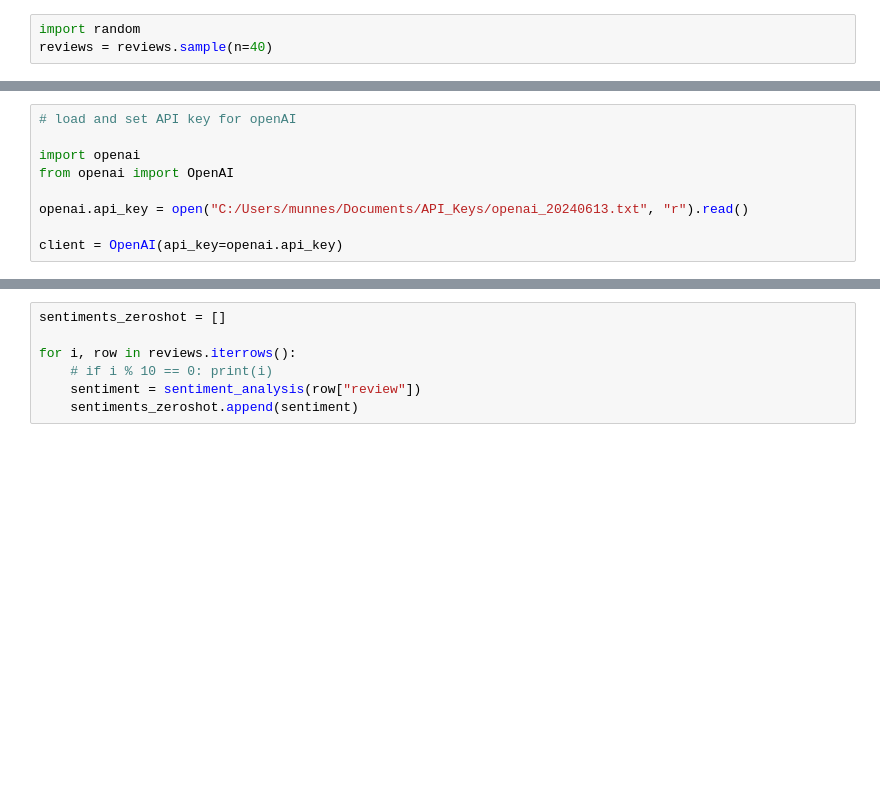
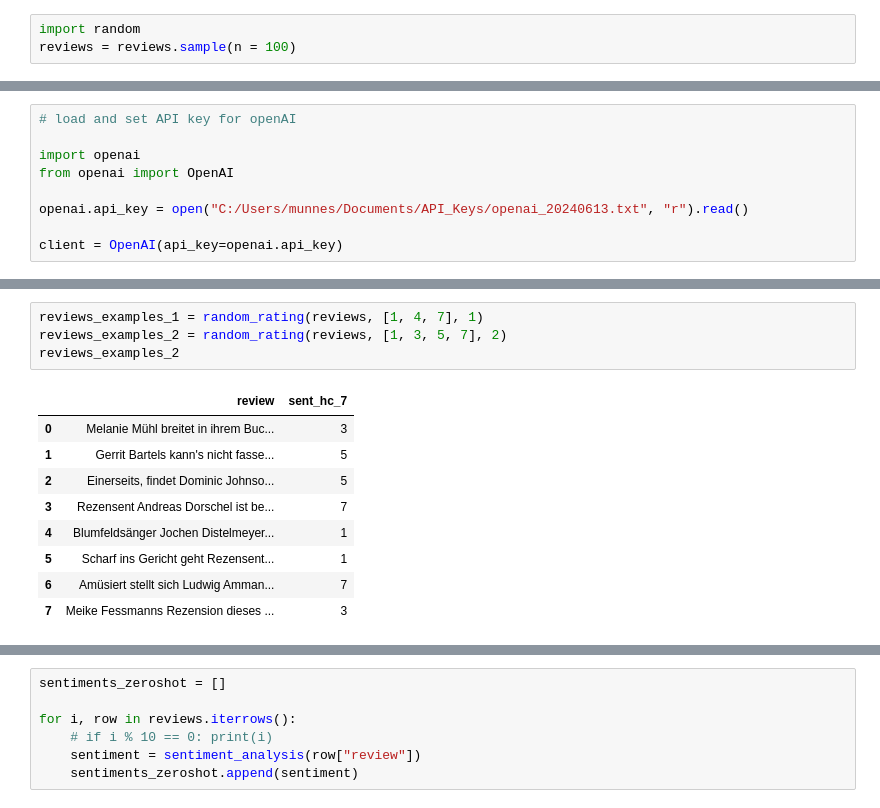
Before and after one commit to StefanMunnes/llms_sentiment, a Jupyter notebook: scripts/openai.ipynb, the cells around one changed output, grey strips where cells are left out. Saved outputs shown, nothing was run; the diff lists cells and outputs as text; blank space fills up the shorter version.

```diff
--- a/scripts/openai.ipynb
+++ b/scripts/openai.ipynb
@@ -6,7 +6,7 @@ import pandas as pd
 reviews = pd.read_csv("../data/tmp_reviews.csv", sep=",", index_col=False, encoding="utf-8")
 # %%
 import random
-reviews = reviews.sample(n=40)
+reviews = reviews.sample(n = 100)
 # %% [markdown]
 # Define openAI function for sentiment chat completion
 Constant
@@ -76,0 +73,14 @@ message_fewshot_2 = [
+# %%
+reviews_examples_1 = random_rating(reviews, [1, 4, 7], 1)
+reviews_examples_2 = random_rating(reviews, [1, 3, 5, 7], 2)
+reviews_examples_2
+# %% [output]
+|  | review | sent_hc_7 |
+| 0 | Melanie Mühl breitet in ihrem Buc... | 3 |
+| 1 | Gerrit Bartels kann's nicht fasse... | 5 |
+| 2 | Einerseits, findet Dominic Johnso... | 5 |
+| 3 | Rezensent Andreas Dorschel ist be... | 7 |
+| 4 | Blumfeldsänger Jochen Distelmeyer... | 1 |
+| 5 | Scharf ins Gericht geht Rezensent... | 1 |
+| 6 | Amüsiert stellt sich Ludwig Amman... | 7 |
+| 7 | Meike Fessmanns Rezension dieses ... | 3 |
```
Also changed, not shown: parts of 23 cells of this notebook.
